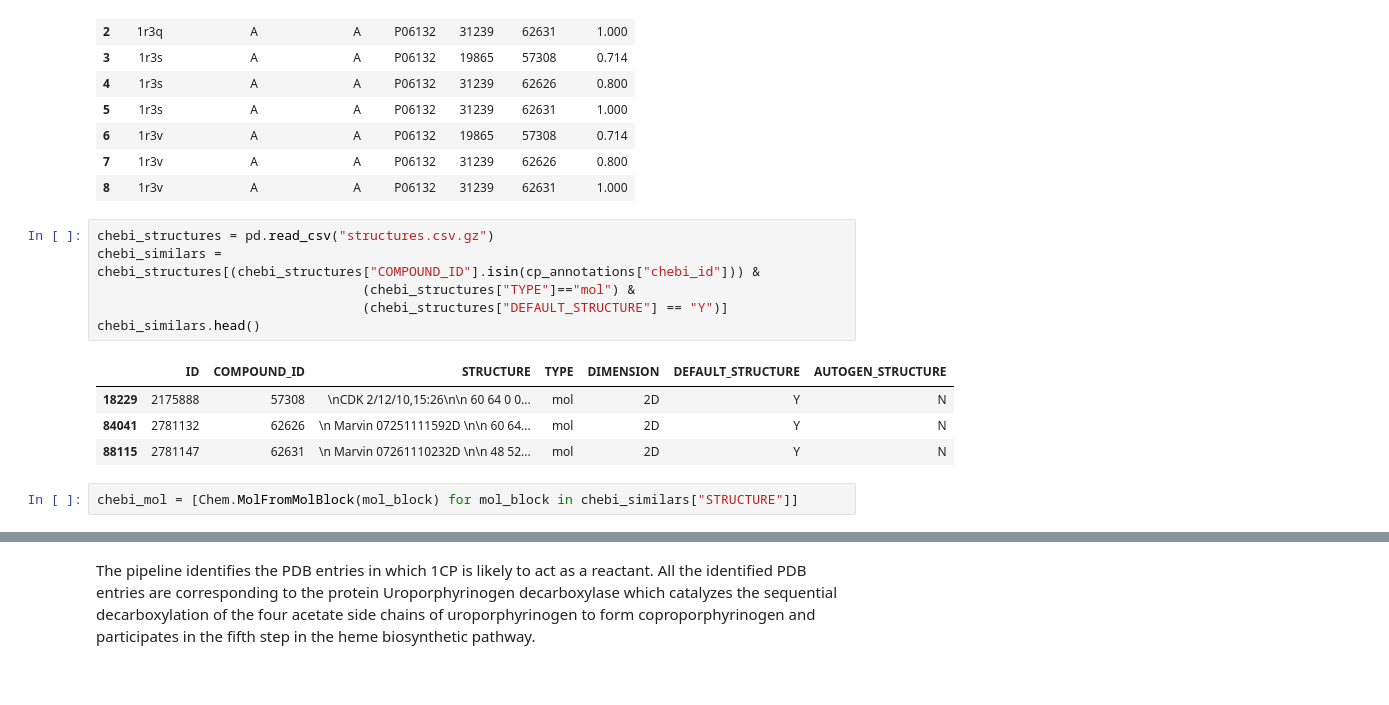
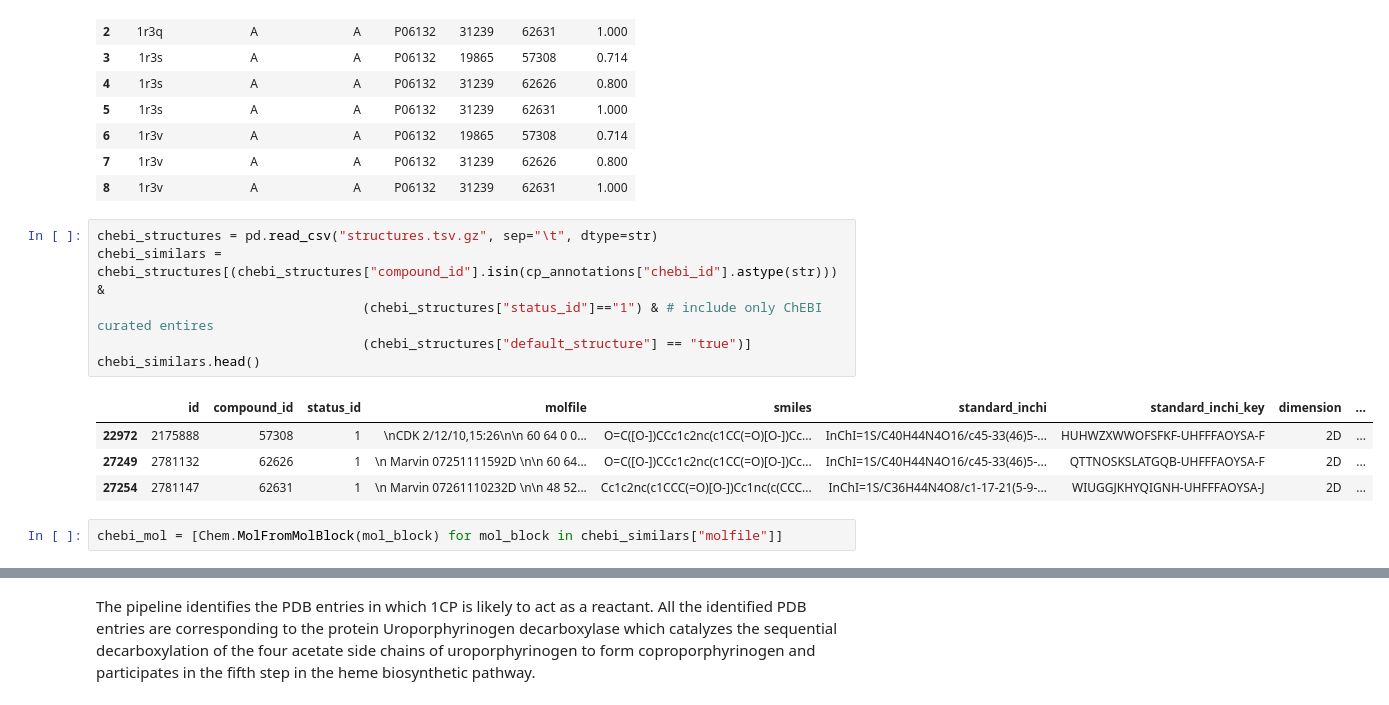
Before and after one commit to PDBeurope/pdbe-notebooks, a Jupyter notebook: eccb_2026/pdbe_ligand_tools.ipynb, the cells around one changed output, grey strips where cells are left out. Saved outputs shown, nothing was run; the diff lists cells and outputs as text.

Commit message:
Update to use the latest tab separated structure file from chebi

```diff
--- a/eccb_2026/pdbe_ligand_tools.ipynb
+++ b/eccb_2026/pdbe_ligand_tools.ipynb
@@ -1132,18 +1160,18 @@ cp_annotations
 | 7 | 1r3v | A | A | P06132 | 31239 | 62626 | 0.800 |
 | 8 | 1r3v | A | A | P06132 | 31239 | 62631 | 1.000 |
 # %%
-chebi_structures = pd.read_csv("structures.csv.gz")
-chebi_similars = chebi_structures[(chebi_structures["COMPOUND_ID"].isin(cp_annotations["chebi_id"])) &
-                                  (chebi_structures["TYPE"]=="mol") &
-                                  (chebi_structures["DEFAULT_STRUCTURE"] == "Y")]
+chebi_structures = pd.read_csv("structures.tsv.gz", sep="\t", dtype=str)
+chebi_similars = chebi_structures[(chebi_structures["compound_id"].isin(cp_annotations["chebi_id"].astype(str))) &
+                                  (chebi_structures["status_id"]=="1") & # include only ChEBI curated entires
+                                  (chebi_structures["default_structure"] == "true")]
 chebi_similars.head()
 # %% [output]
-|  | ID | COMPOUND_ID | STRUCTURE | TYPE | DIMENSION | DEFAULT_STRUCTURE | AUTOGEN_STRUCTURE |
-| 18229 | 2175888 | 57308 | \nCDK 2/12/10,15:26\n\n 60 64 0 0... | mol | 2D | Y | N |
-| 84041 | 2781132 | 62626 | \n Marvin 07251111592D \n\n 60 64... | mol | 2D | Y | N |
-| 88115 | 2781147 | 62631 | \n Marvin 07261110232D \n\n 48 52... | mol | 2D | Y | N |
+|  | id | compound_id | status_id | molfile | smiles | standard_inchi | standard_inchi_key | dimension | ... |
+| 22972 | 2175888 | 57308 | 1 | \nCDK 2/12/10,15:26\n\n 60 64 0 0... | O=C([O-])CCc1c2nc(c1CC(=O)[O-])Cc... | InChI=1S/C40H44N4O16/c45-33(46)5-... | HUHWZXWWOFSFKF-UHFFFAOYSA-F | 2D | ... |
+| 27249 | 2781132 | 62626 | 1 | \n Marvin 07251111592D \n\n 60 64... | O=C([O-])CCc1c2nc(c1CC(=O)[O-])Cc... | InChI=1S/C40H44N4O16/c45-33(46)5-... | QTTNOSKSLATGQB-UHFFFAOYSA-F | 2D | ... |
+| 27254 | 2781147 | 62631 | 1 | \n Marvin 07261110232D \n\n 48 52... | Cc1c2nc(c1CCC(=O)[O-])Cc1nc(c(CCC... | InChI=1S/C36H44N4O8/c1-17-21(5-9-... | WIUGGJKHYQIGNH-UHFFFAOYSA-J | 2D | ... |
 # %%
-chebi_mol = [Chem.MolFromMolBlock(mol_block) for mol_block in chebi_similars["STRUCTURE"]]
+chebi_mol = [Chem.MolFromMolBlock(mol_block) for mol_block in chebi_similars["molfile"]]
 # %%
 cp_component = ccd_reader.read_pdb_cif_file(cp_cif).component
 depictions = DepictionManager()
```
Also changed, not shown: parts of 29 cells of this notebook.
